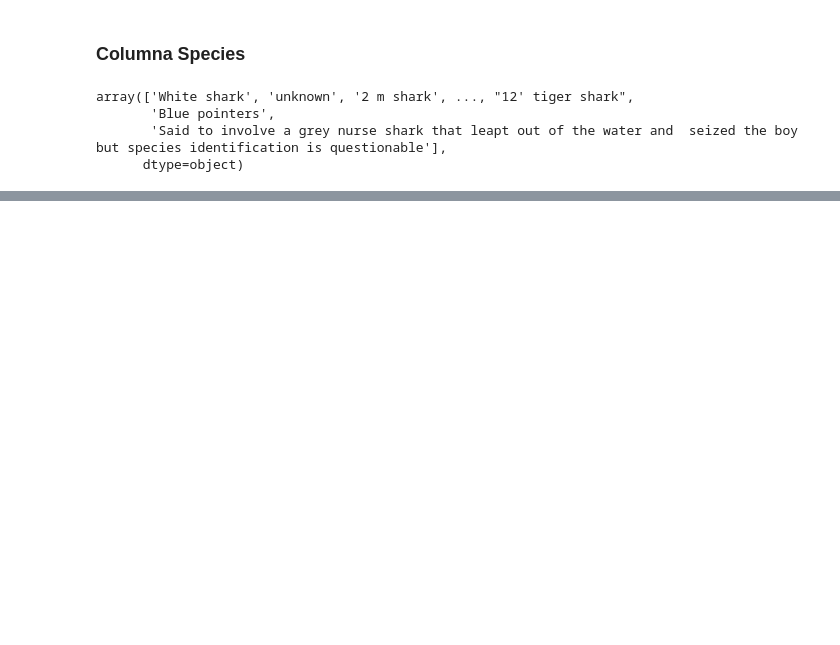
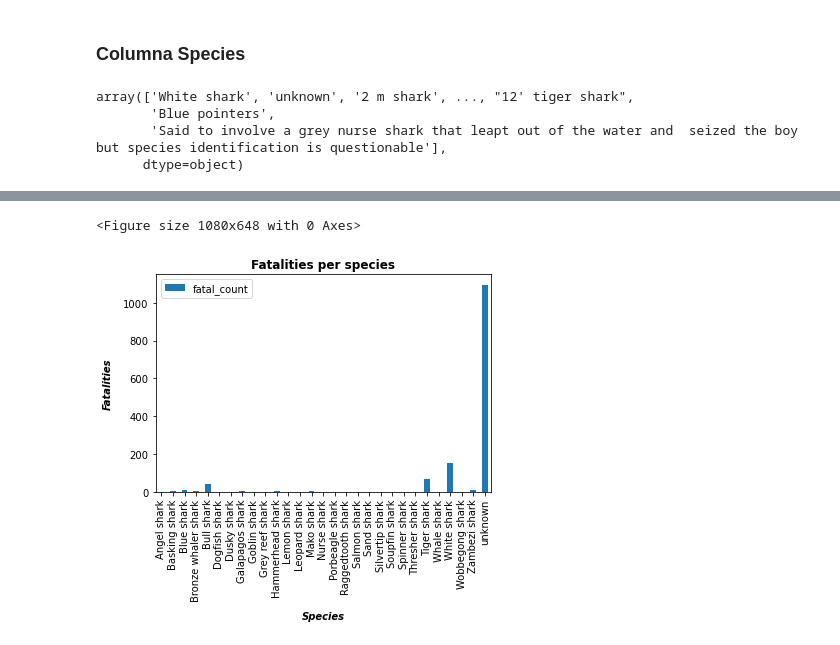
Before and after one commit to Baker-man/Proyecto_limpieza_sharks, a Jupyter notebook: src/clean.ipynb, the cells around one changed output, grey strips where cells are left out. Drawn from its saved outputs; the diff is of its cells as text; code cells hidden in the pictures; blank space fills up the shorter version.

```diff
--- a/src/clean.ipynb
+++ b/src/clean.ipynb
@@ -926,0 +1036,10 @@ memory usage: 9.5 MB
+# %%
+plt.figure(figsize=(15, 9))
+
+fatal.plot.bar();
+plt.xlabel("Species", labelpad=10, fontweight='semibold', fontstyle='italic')
+plt.ylabel("Fatalities", labelpad=10, fontweight='semibold', fontstyle='italic')
+plt.title("Fatalities per species", fontweight='bold');
+# %% [output]
+<Figure size 1080x648 with 0 Axes>
+[figure, added]
```
Also changed, not shown: parts of 57 cells of this notebook, 1 other file.
